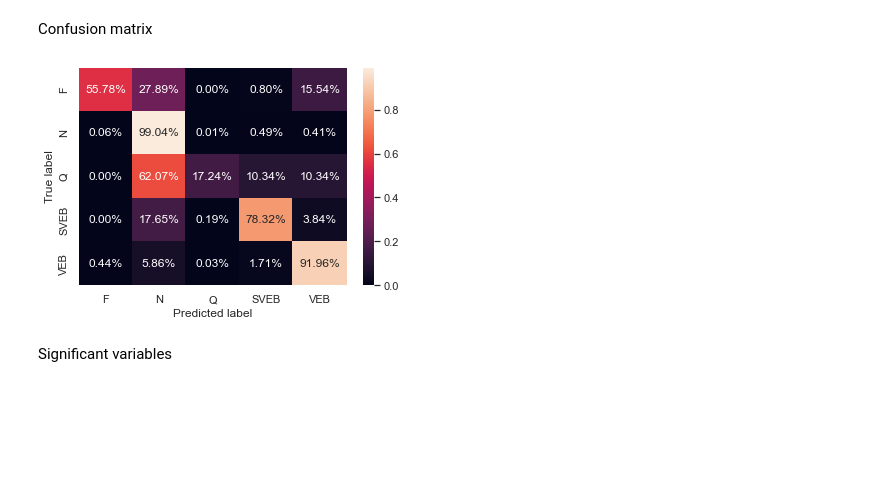
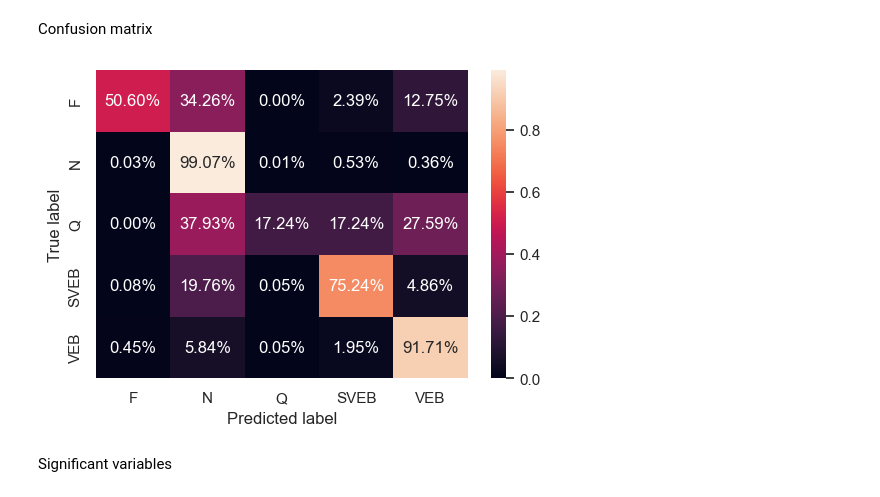
Before and after one commit to a-smaruj/ML_Project_Arrhythmia_Classification, a Jupyter notebook: main.ipynb, the cells around one changed output. Drawn from its saved outputs; the diff is of its cells as text; code cells hidden in the pictures; blank space fills up the shorter version.

```diff
--- a/main.ipynb
+++ b/main.ipynb
@@ -530,9 +528,9 @@ our_roc_curves(X_data_test, y_data_test, best_dt_model, "Decision Trees ROC-AUC
 # %% [markdown]
 Confusion matrix
 # %%
-confussion_matrix(y_test, y_pred)
+confussion_matrix(y_data_test, y_pred)
 # %% [output]
-[figure, old version]
+[figure, new version]
 # %% [markdown]
 Significant variables
 # %%
```
Also changed, not shown: parts of 41 cells of this notebook, 1 other file.
